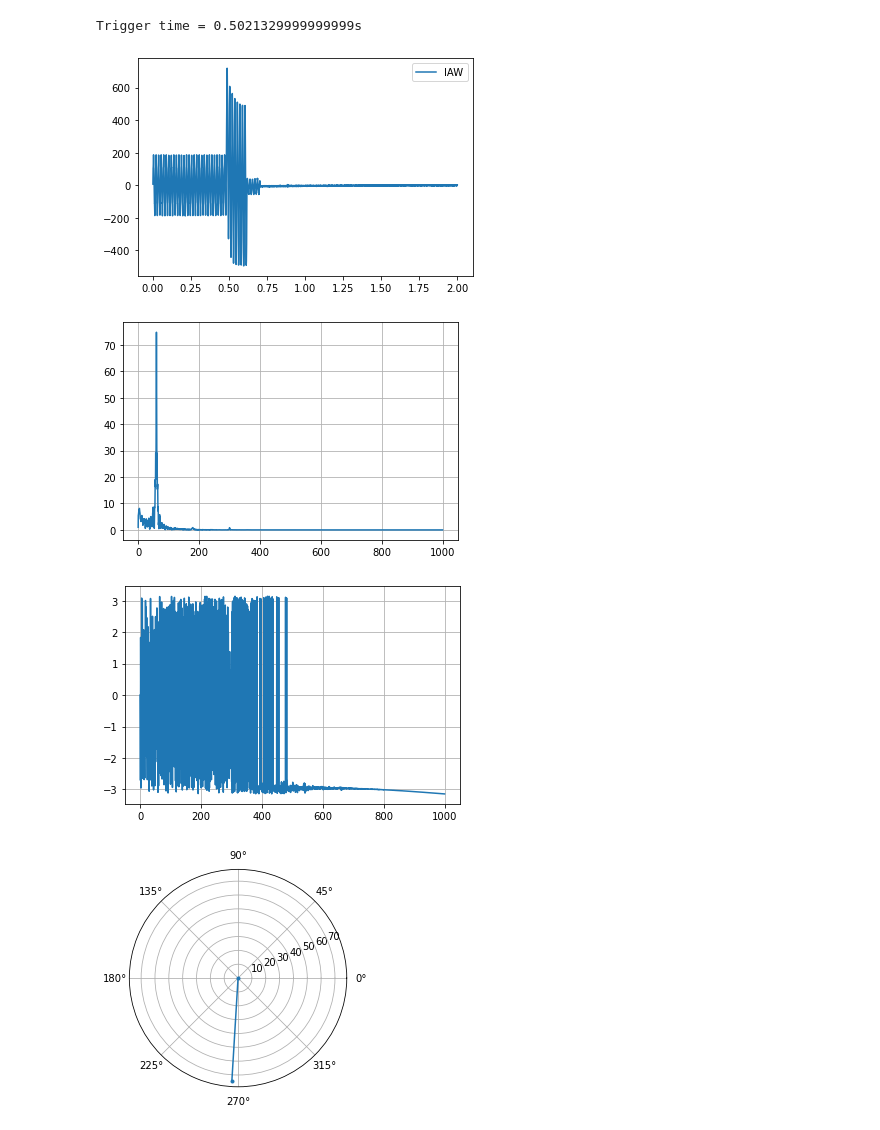
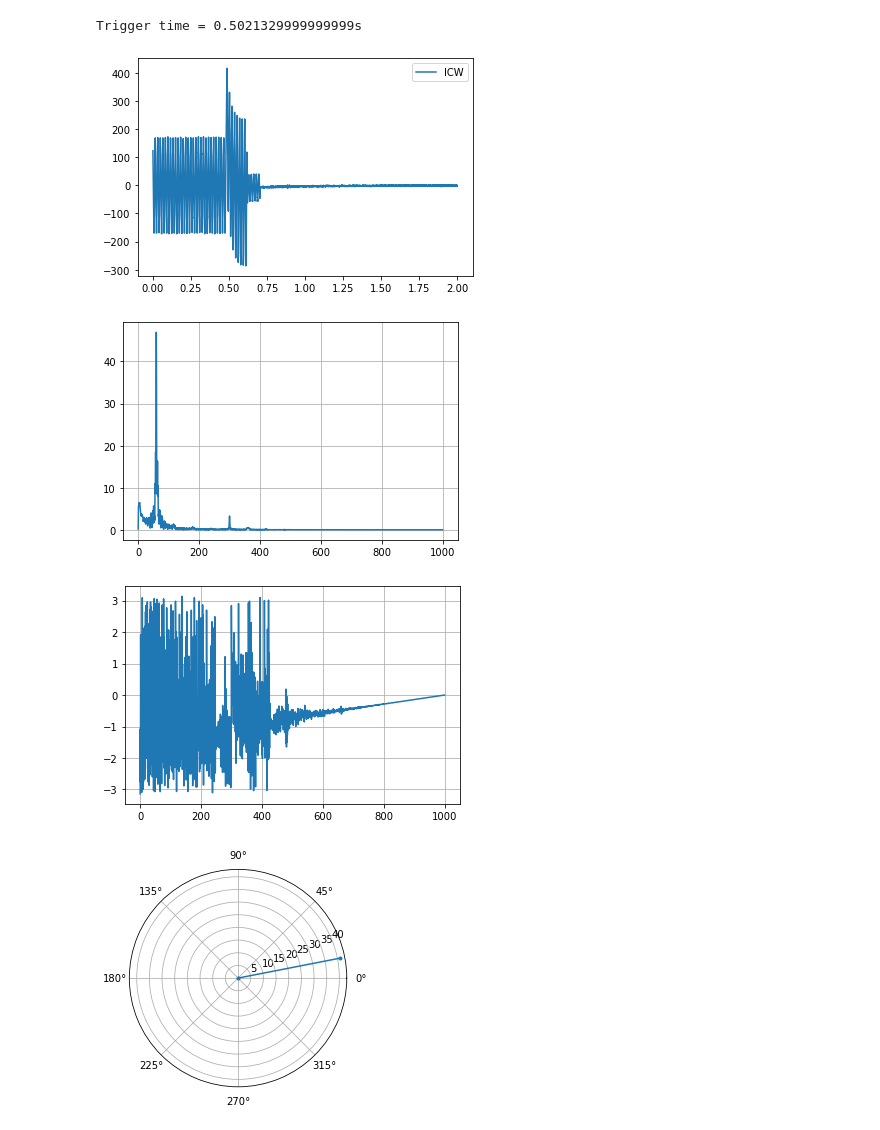
Before and after one commit to martin-2k/Algoritmo-de-distancia-IELE4120, a Jupyter notebook: main.ipynb, the cells around one changed output. Drawn from its saved outputs; the diff is of its cells as text; code cells hidden in the pictures.

```diff
--- a/main.ipynb
+++ b/main.ipynb
@@ -11,7 +11,7 @@ rec = Comtrade()
 rec.load("sample_files/test1.cfg", "sample_files/test1.dat")
 print("Trigger time = {}s".format(rec.trigger_time))
 
-senal_num=0
+senal_num=2
 
 plt.figure()
 plt.plot(rec.time, rec.analog[senal_num])
@@ -23,41 +23,41 @@ t=rec.time
 data=rec.analog[senal_num]
 T = rec.cfg.sample_rates[0][1]/rec.cfg.sample_rates[0][0]        # numMuestras/muestrasPorSegundo
 fs = rec.cfg.sample_rates[0][0]       # sample rate, Hz
-cutoff = 200      # desired cutoff frequency of the filter, Hz
+cutoff = (1200-60)/3      # desired cutoff frequency of the filter, Hz
 order = 2
 
 y=Filtro(fs,order,cutoff,data)
 
 fig = go.Figure()
 fig.add_trace(go.Scatter(y=data.tolist(),x=t.tolist(),line =  dict(shape =  'spline' ),name = 'signal with noise'))
 fig.add_trace(go.Scatter(y = y.tolist(),x=t.tolist(),line =  dict(shape =  'spline' ),name = 'filtered signal'))
 fig.show()
 
 #Transformada
 N=rec.cfg.sample_rates[0][1]
 Tf=1/rec.cfg.sample_rates[0][0]
 SOL=FFT(y)
 SOL_f=FFT_f(N,Tf)
 
 SOL_abs=2.0/N * np.abs(SOL[0:N//2])
 SOL_angle=np.angle(SOL)[0:N//2]
 
 plt.plot(SOL_f, SOL_abs)
 plt.grid()
 plt.show()
 plt.plot(SOL_f, SOL_angle)
 plt.grid()
 plt.show()
 
 try:
     i=np.where(SOL_f==60)
     j=i[0][0]
     plt.polar([0,SOL_angle[j]],[0,SOL_abs[j]],marker='.')
 except:
     print("No hay valor de 60Hz exacto")
 # %% [output]
 Trigger time = 0.5021329999999999s
-[figure, old version]
+[figure, new version]
-[figure, old version]
+[figure, new version]
-[figure, old version]
+[figure, new version]
-[figure, old version]
+[figure, new version]
```
